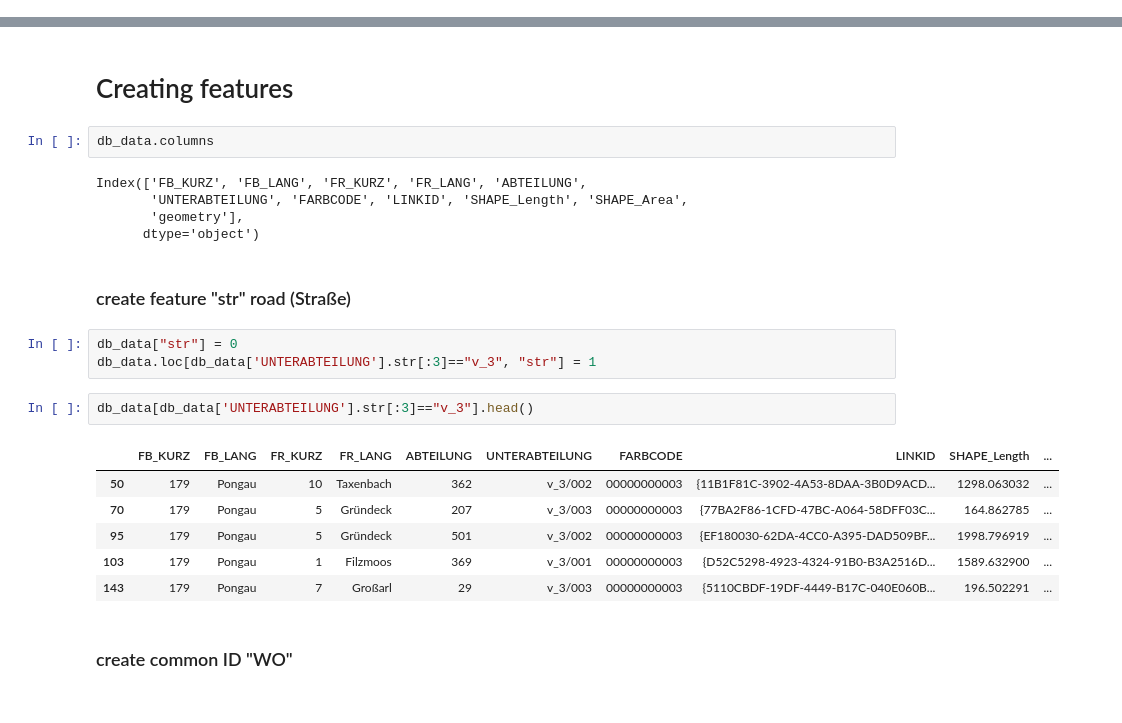
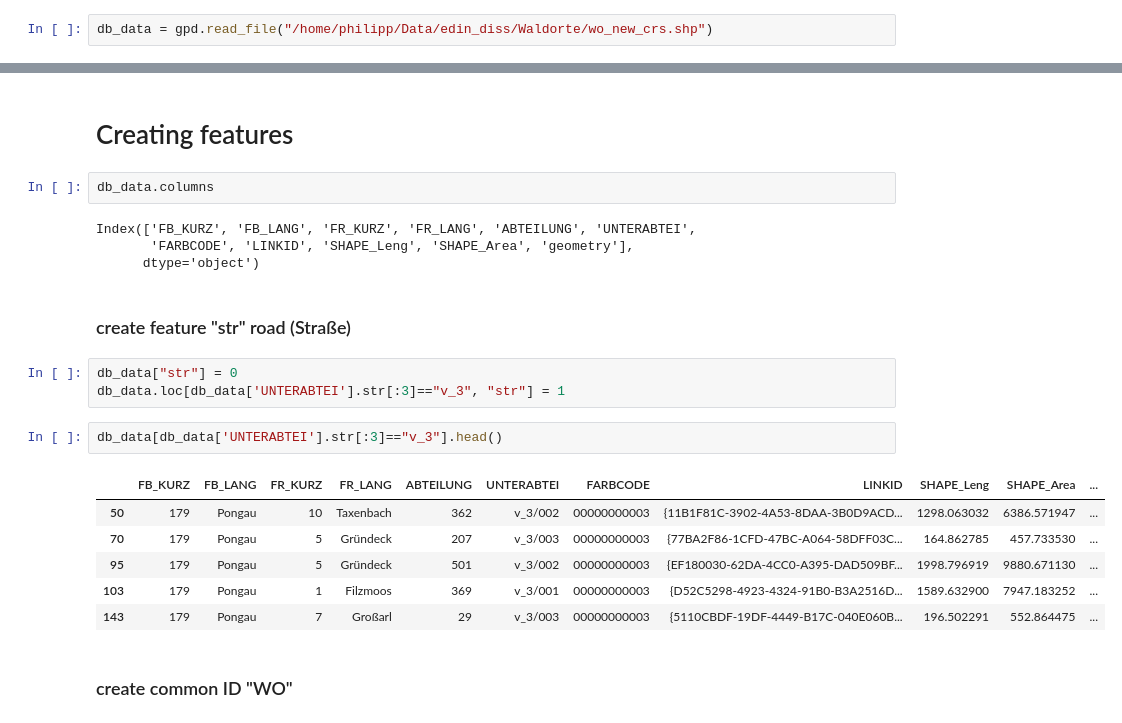
Before and after one commit to satlawa/edin_diss_geo, a Jupyter notebook: create_ground_truth.ipynb, the cells around one changed output, grey strips where cells are left out. Drawn from its saved outputs; the diff is of its cells as text.

```diff
--- a/create_ground_truth.ipynb
+++ b/create_ground_truth.ipynb
@@ -67,3 +53,5 @@ Datum: D_BESSEL_AUT
 - Prime Meridian: Greenwich
 # %%
 db_data.to_file("/home/philipp/Data/edin_diss/Waldorte/wo_new_crs.shp")
+# %%
+db_data = gpd.read_file("/home/philipp/Data/edin_diss/Waldorte/wo_new_crs.shp")
@@ -72,24 +76,23 @@ db_data.to_file("/home/philipp/Data/edin_diss/Waldorte/wo_new_crs.shp")
 # %%
 db_data.columns
 # %% [output]
-Index(['FB_KURZ', 'FB_LANG', 'FR_KURZ', 'FR_LANG', 'ABTEILUNG',
-       'UNTERABTEILUNG', 'FARBCODE', 'LINKID', 'SHAPE_Length', 'SHAPE_Area',
-       'geometry'],
+Index(['FB_KURZ', 'FB_LANG', 'FR_KURZ', 'FR_LANG', 'ABTEILUNG', 'UNTERABTEI',
+       'FARBCODE', 'LINKID', 'SHAPE_Leng', 'SHAPE_Area', 'geometry'],
       dtype='object')
 # %% [markdown]
 ### create feature "str" road (Straße)
 # %%
 db_data["str"] = 0
-db_data.loc[db_data['UNTERABTEILUNG'].str[:3]=="v_3", "str"] = 1
+db_data.loc[db_data['UNTERABTEI'].str[:3]=="v_3", "str"] = 1
 # %%
-db_data[db_data['UNTERABTEILUNG'].str[:3]=="v_3"].head()
+db_data[db_data['UNTERABTEI'].str[:3]=="v_3"].head()
 # %% [output]
-|  | FB_KURZ | FB_LANG | FR_KURZ | FR_LANG | ABTEILUNG | UNTERABTEILUNG | FARBCODE | LINKID | SHAPE_Length | ... |
-| 50 | 179 | Pongau | 10 | Taxenbach | 362 | v_3/002 | 00000000003 | {11B1F81C-3902-4A53-8DAA-3B0D9ACD... | 1298.063032 | ... |
-| 70 | 179 | Pongau | 5 | Gründeck | 207 | v_3/003 | 00000000003 | {77BA2F86-1CFD-47BC-A064-58DFF03C... | 164.862785 | ... |
-| 95 | 179 | Pongau | 5 | Gründeck | 501 | v_3/002 | 00000000003 | {EF180030-62DA-4CC0-A395-DAD509BF... | 1998.796919 | ... |
-| 103 | 179 | Pongau | 1 | Filzmoos | 369 | v_3/001 | 00000000003 | {D52C5298-4923-4324-91B0-B3A2516D... | 1589.632900 | ... |
-| 143 | 179 | Pongau | 7 | Großarl | 29 | v_3/003 | 00000000003 | {5110CBDF-19DF-4449-B17C-040E060B... | 196.502291 | ... |
+|  | FB_KURZ | FB_LANG | FR_KURZ | FR_LANG | ABTEILUNG | UNTERABTEI | FARBCODE | LINKID | SHAPE_Leng | SHAPE_Area | ... |
+| 50 | 179 | Pongau | 10 | Taxenbach | 362 | v_3/002 | 00000000003 | {11B1F81C-3902-4A53-8DAA-3B0D9ACD... | 1298.063032 | 6386.571947 | ... |
+| 70 | 179 | Pongau | 5 | Gründeck | 207 | v_3/003 | 00000000003 | {77BA2F86-1CFD-47BC-A064-58DFF03C... | 164.862785 | 457.733530 | ... |
+| 95 | 179 | Pongau | 5 | Gründeck | 501 | v_3/002 | 00000000003 | {EF180030-62DA-4CC0-A395-DAD509BF... | 1998.796919 | 9880.671130 | ... |
+| 103 | 179 | Pongau | 1 | Filzmoos | 369 | v_3/001 | 00000000003 | {D52C5298-4923-4324-91B0-B3A2516D... | 1589.632900 | 7947.183252 | ... |
+| 143 | 179 | Pongau | 7 | Großarl | 29 | v_3/003 | 00000000003 | {5110CBDF-19DF-4449-B17C-040E060B... | 196.502291 | 552.864475 | ... |
 # %% [markdown]
 ### create common ID "WO"
 # %%
```
Also changed, not shown: parts of 12 cells of this notebook.
